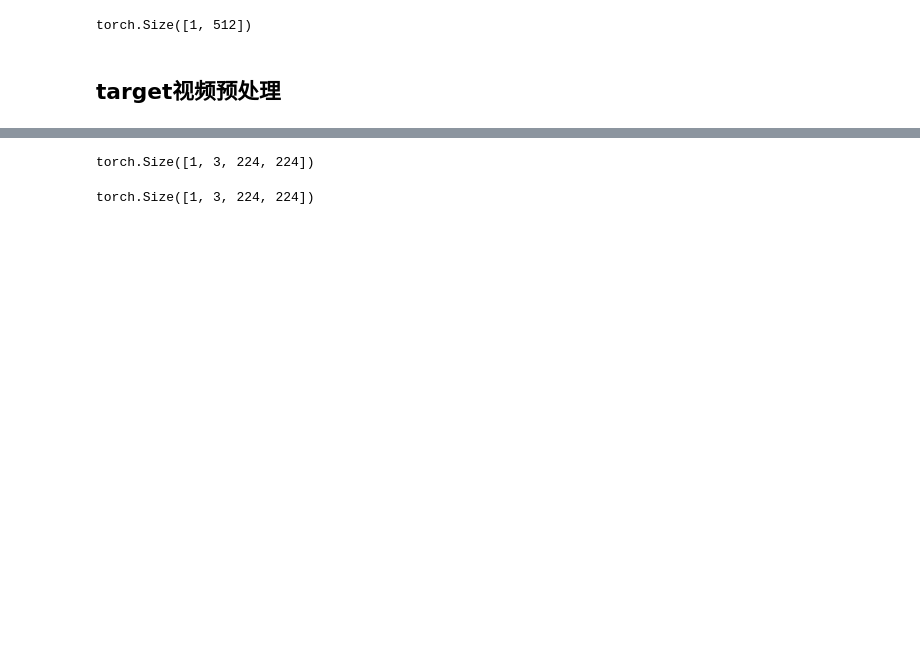
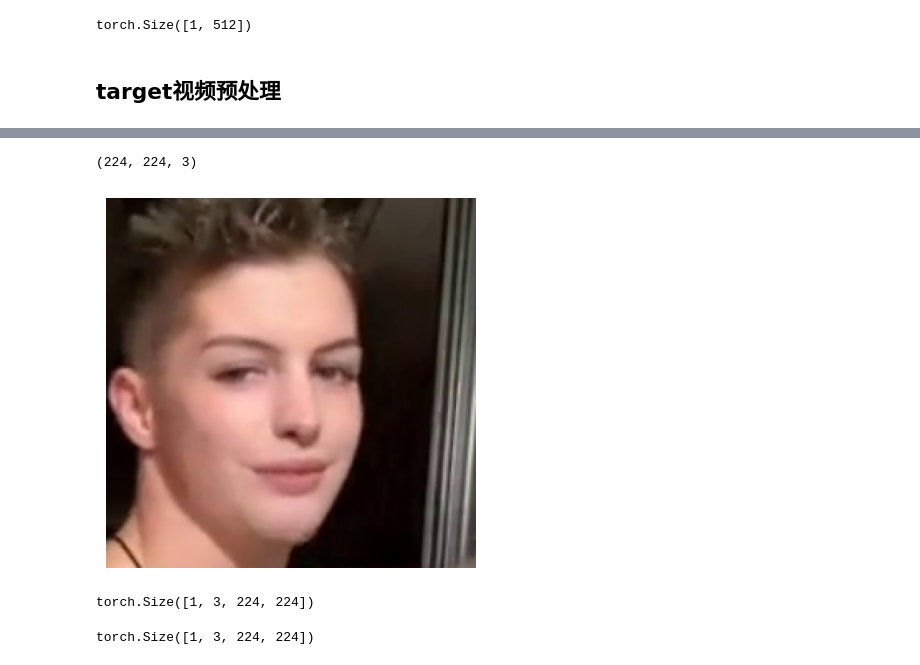
Before and after one commit to JethroChow/SimSwap, a Jupyter notebook: dev.ipynb, the cells around one changed output, grey strips where cells are left out. Saved outputs shown, nothing was run; the diff lists cells and outputs as text; code cells hidden in the pictures; blank space fills up the shorter version.

```diff
--- a/dev.ipynb
+++ b/dev.ipynb
@@ -145,6 +175,18 @@ target_detect_results = app.get(frame, crop_size)
 # %%
 target_M, _ = face_align.estimate_norm(target_detect_results[0]["kps"], crop_size)
 target_crop_align_image = cv2.warpAffine(frame, target_M, (crop_size, crop_size), borderValue=0.0)
+# %%
+target_crop_align_image.shape
+# %% [output]
+(224, 224, 3)
+# %%
+target_crop_align_image_rgb = cv2.cvtColor(target_crop_align_image, cv2.COLOR_BGR2RGB)
+
+plt.imshow(target_crop_align_image_rgb)
+plt.axis('off')
+plt.show()
+# %% [output]
+[figure, added]
 # %%
 def _totensor(array):
     tensor = torch.from_numpy(array)
```
Also changed, not shown: parts of 11 cells of this notebook, 1 other file.
